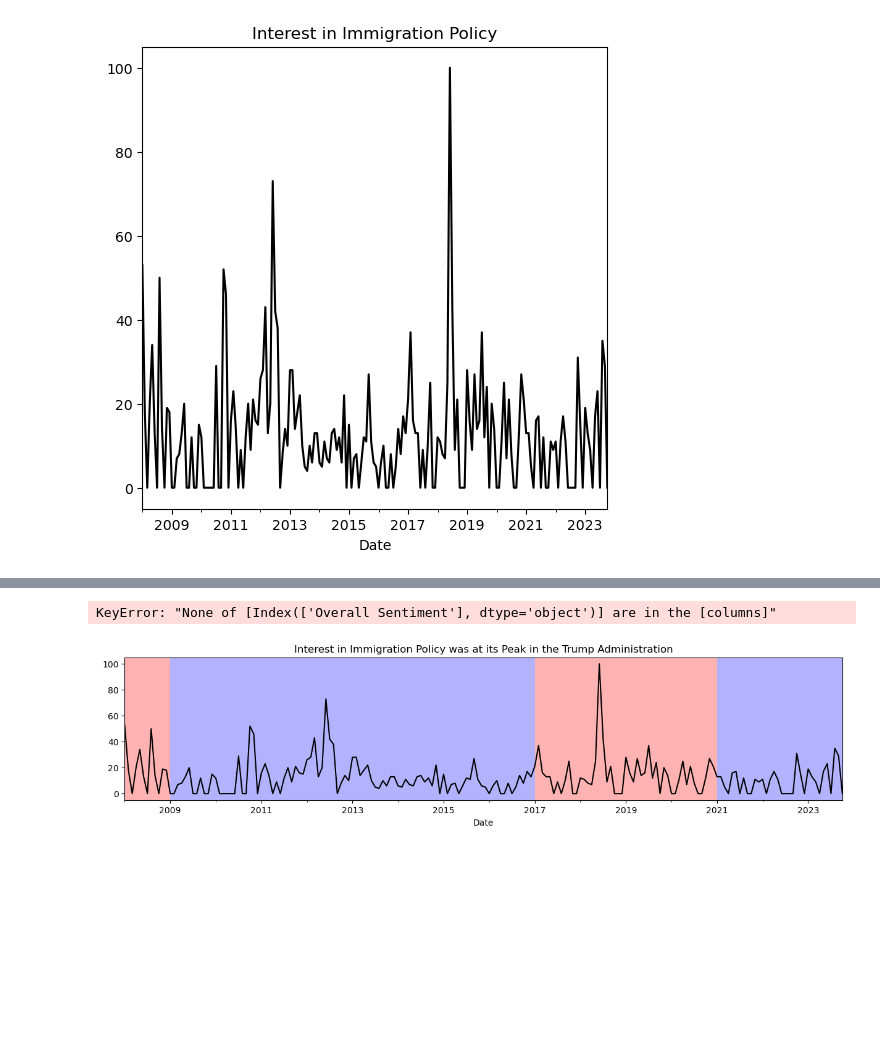
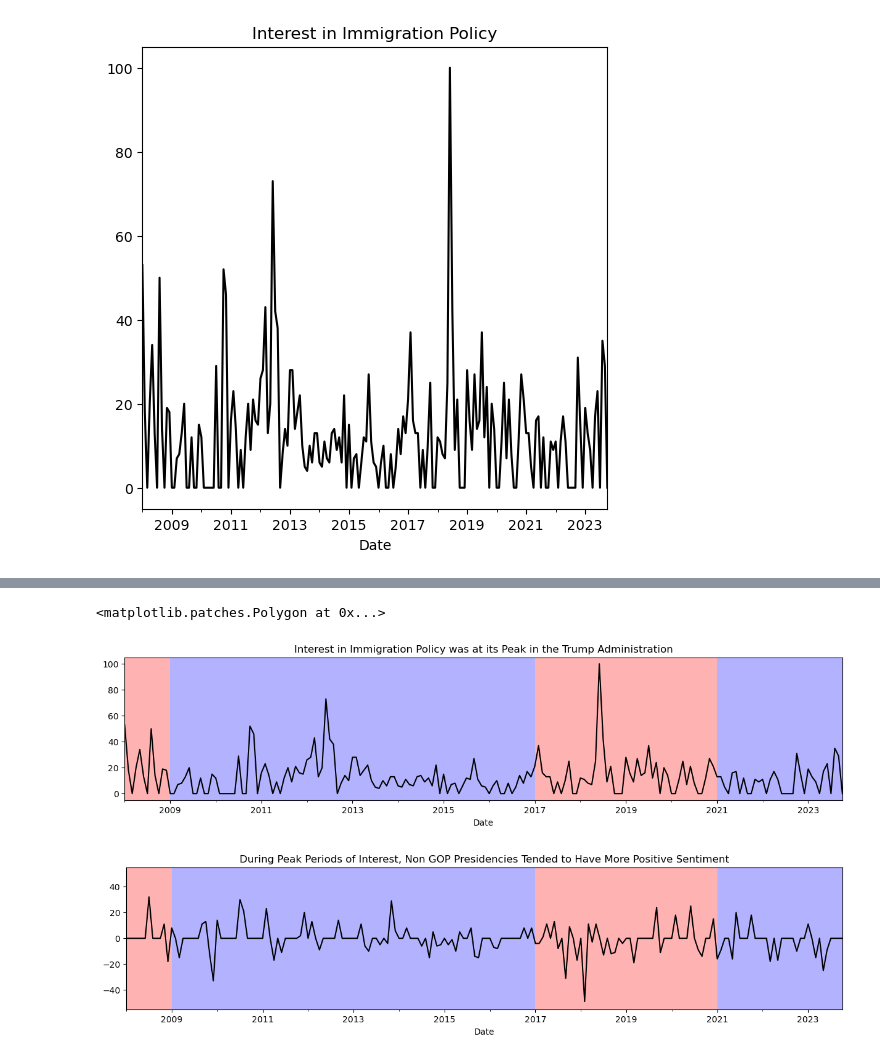
Before and after one commit to galibest2/as.180.369, a Jupyter notebook: contrib/galibest2/Research-Paper-Notebook.ipynb, the cells around one changed output, grey strips where cells are left out. Saved outputs shown, nothing was run; the diff lists cells and outputs as text; code cells hidden in the pictures; blank space fills up the shorter version.

```diff
--- a/contrib/galibest2/Research-Paper-Notebook.ipynb
+++ b/contrib/galibest2/Research-Paper-Notebook.ipynb
@@ -218,22 +281,23 @@ df_trend.plot(x="Date", y=["policy"], figsize=(6,6), color = 'black',
 # %%
 #Adding Political Parties
 
 graph1 = df_trend.plot(x="Date", y=["policy"], figsize=(15,3), color = 'black',
               legend = False, title = "Interest in Immigration Policy was at its Peak in the Trump Administration")
 
 
 graph1.axvspan("2008-01-01", "2009-01-19", facecolor='red', alpha=0.3)
 graph1.axvspan("2009-01-20", "2017-01-19", facecolor='blue', alpha=0.3)
 graph1.axvspan("2017-01-20", "2021-01-19", facecolor='red', alpha=0.3)
 graph1.axvspan("2021-01-20", "2023-10-01", facecolor='blue', alpha=0.3)
 
-graph2 = df_trend.plot(x="Date", y=["Overall Sentiment"], figsize=(15,3), color = 'black', legend = False,
+graph2 = df_trend.plot(x="Date", y=["Overall_Sentiment"], figsize=(15,3), color = 'black', legend = False,
               ylim = (-range - 5 ,range + 5), title = "During Peak Periods of Interest, Non GOP Presidencies Tended to Have More Positive Sentiment", )
 
 graph2.axvspan("2008-01-01", "2009-01-19", facecolor='red', alpha=0.3)
 graph2.axvspan("2009-01-20", "2017-01-19", facecolor='blue', alpha=0.3)
 graph2.axvspan("2017-01-20", "2021-01-19", facecolor='red', alpha=0.3)
 graph2.axvspan("2021-01-20", "2023-10-01", facecolor='blue', alpha=0.3)
 # %% [output]
-KeyError: "None of [Index(['Overall Sentiment'], dtype='object')] are in the [columns]"
+<matplotlib.patches.Polygon at 0x...>
 [figure]
+[figure, added]
```
Also changed, not shown: parts of 9 cells of this notebook.
